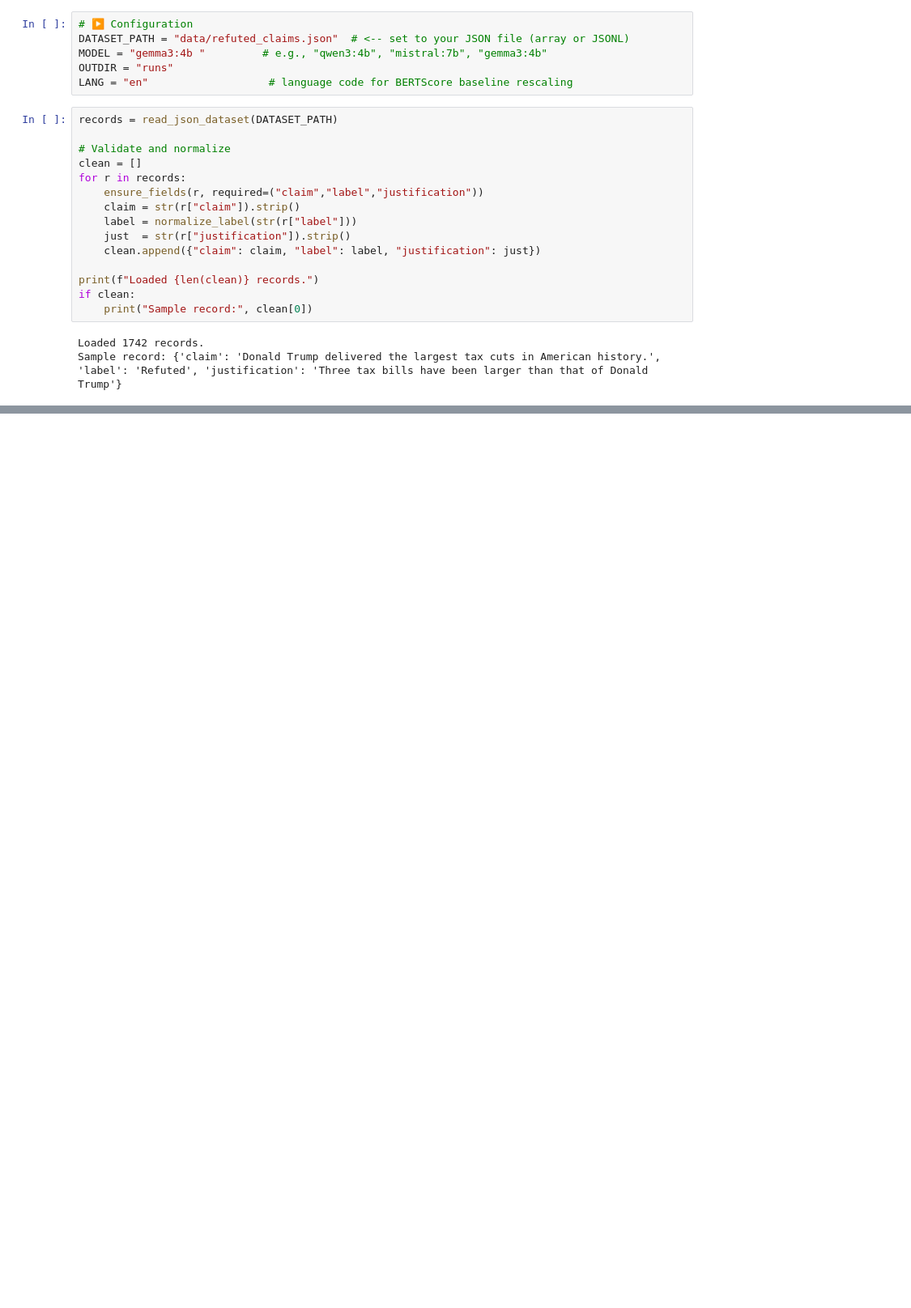
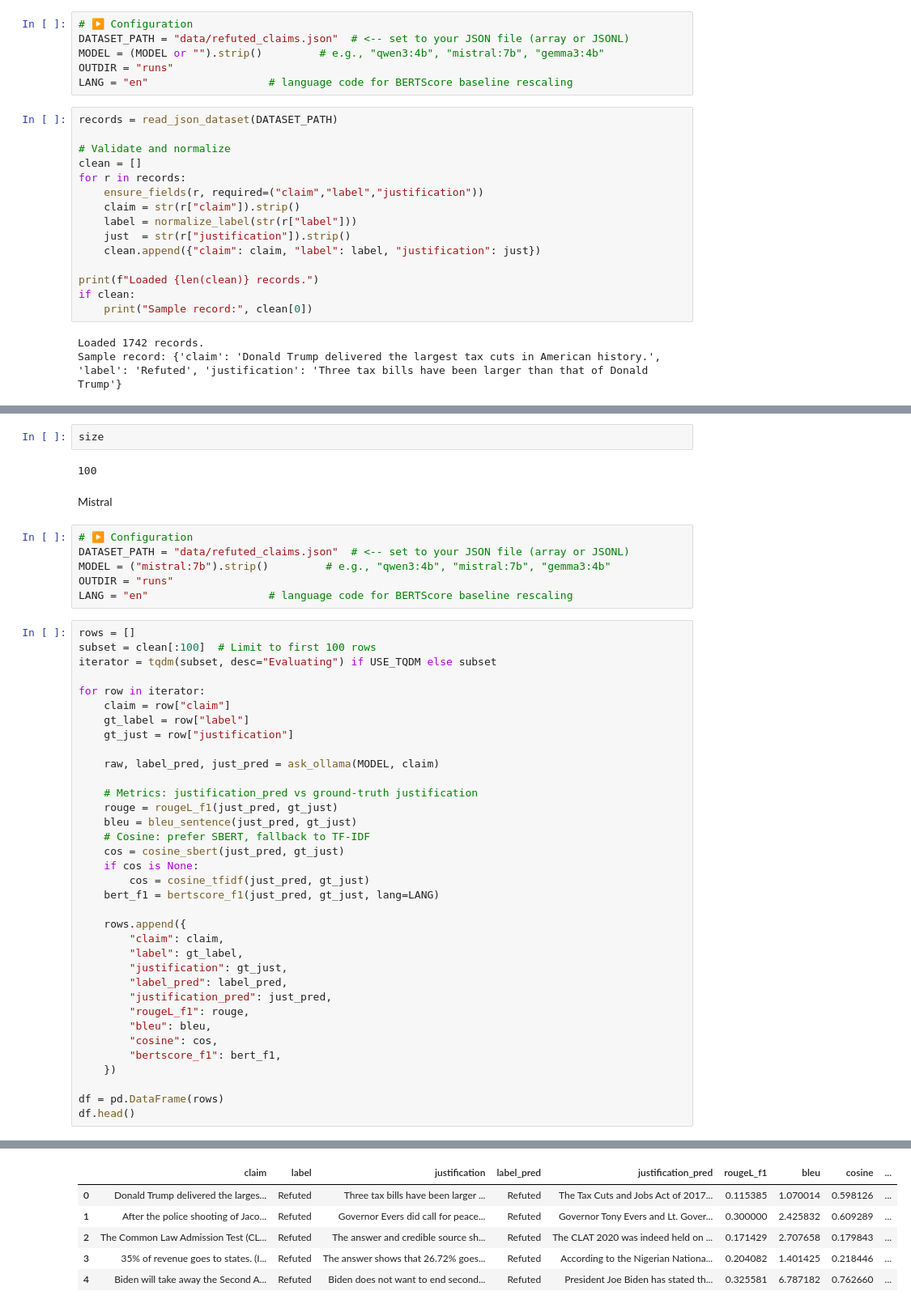
Before and after one commit to zammelRocks/StressTestingModels_StateOfArt, a Jupyter notebook: EvaluateDifferentModels.ipynb, the cells around one changed output, grey strips where cells are left out. Shown at 81% size. Drawn from its saved outputs; the diff is of its cells as text; blank space fills up the shorter version.

```diff
--- a/EvaluateDifferentModels.ipynb
+++ b/EvaluateDifferentModels.ipynb
@@ -232,7 +282,7 @@ def bertscore_f1(pred: str, ref: str, lang: str = "en") -> Optional[float]:
 # %%
 # ▶️ Configuration
 DATASET_PATH = "data/refuted_claims.json"  # <-- set to your JSON file (array or JSONL)
-MODEL = "gemma3:4b "         # e.g., "qwen3:4b", "mistral:7b", "gemma3:4b"
+MODEL = (MODEL or "").strip()         # e.g., "qwen3:4b", "mistral:7b", "gemma3:4b"
 OUTDIR = "runs"
 LANG = "en"                   # language code for BERTScore baseline rescaling
 # %%
@@ -298,0 +375,48 @@ print(f"Saved: {out_csv.resolve()}")
+# %%
+size
+# %% [output]
+100
+# %% [markdown]
+Mistral
+# %%
+# ▶️ Configuration
+DATASET_PATH = "data/refuted_claims.json"  # <-- set to your JSON file (array or JSONL)
+MODEL = ("mistral:7b").strip()         # e.g., "qwen3:4b", "mistral:7b", "gemma3:4b"
+OUTDIR = "runs"
+LANG = "en"                   # language code for BERTScore baseline rescaling
+# %%
+rows = []
+subset = clean[:100]  # Limit to first 100 rows
+iterator = tqdm(subset, desc="Evaluating") if USE_TQDM else subset
+
+for row in iterator:
+    claim = row["claim"]
+    gt_label = row["label"]
+    gt_just = row["justification"]
+
+    raw, label_pred, just_pred = ask_ollama(MODEL, claim)
+
+    # Metrics: justification_pred vs ground-truth justification
+    rouge = rougeL_f1(just_pred, gt_just)
+    bleu = bleu_sentence(just_pred, gt_just)
+    # Cosine: prefer SBERT, fallback to TF-IDF
+    cos = cosine_sbert(just_pred, gt_just)
+    if cos is None:
+        cos = cosine_tfidf(just_pred, gt_just)
+    bert_f1 = bertscore_f1(just_pred, gt_just, lang=LANG)
+
+    rows.append({
+        "claim": claim,
+        "label": gt_label,
+        "justification": gt_just,
+        "label_pred": label_pred,
+        "justification_pred": just_pred,
+        "rougeL_f1": rouge,
+        "bleu": bleu,
+        "cosine": cos,
+        "bertscore_f1": bert_f1,
+    })
+
+df = pd.DataFrame(rows)
+df.head()
+# %% [output]
@@ -298,0 +440,6 @@ print(f"Saved: {out_csv.resolve()}")
+|  | claim | label | justification | label_pred | justification_pred | rougeL_f1 | bleu | cosine | ... |
+| 0 | Donald Trump delivered the larges... | Refuted | Three tax bills have been larger ... | Refuted | The Tax Cuts and Jobs Act of 2017... | 0.115385 | 1.070014 | 0.598126 | ... |
+| 1 | After the police shooting of Jaco... | Refuted | Governor Evers did call for peace... | Refuted | Governor Tony Evers and Lt. Gover... | 0.300000 | 2.425832 | 0.609289 | ... |
+| 2 | The Common Law Admission Test (CL... | Refuted | The answer and credible source sh... | Refuted | The CLAT 2020 was indeed held on ... | 0.171429 | 2.707658 | 0.179843 | ... |
+| 3 | 35% of revenue goes to states. (I... | Refuted | The answer shows that 26.72% goes... | Refuted | According to the Nigerian Nationa... | 0.204082 | 1.401425 | 0.218446 | ... |
+| 4 | Biden will take away the Second A... | Refuted | Biden does not want to end second... | Refuted | President Joe Biden has stated th... | 0.325581 | 6.787182 | 0.762660 | ... |
```
Also changed, not shown: parts of 8 cells of this notebook, 5 other files.
